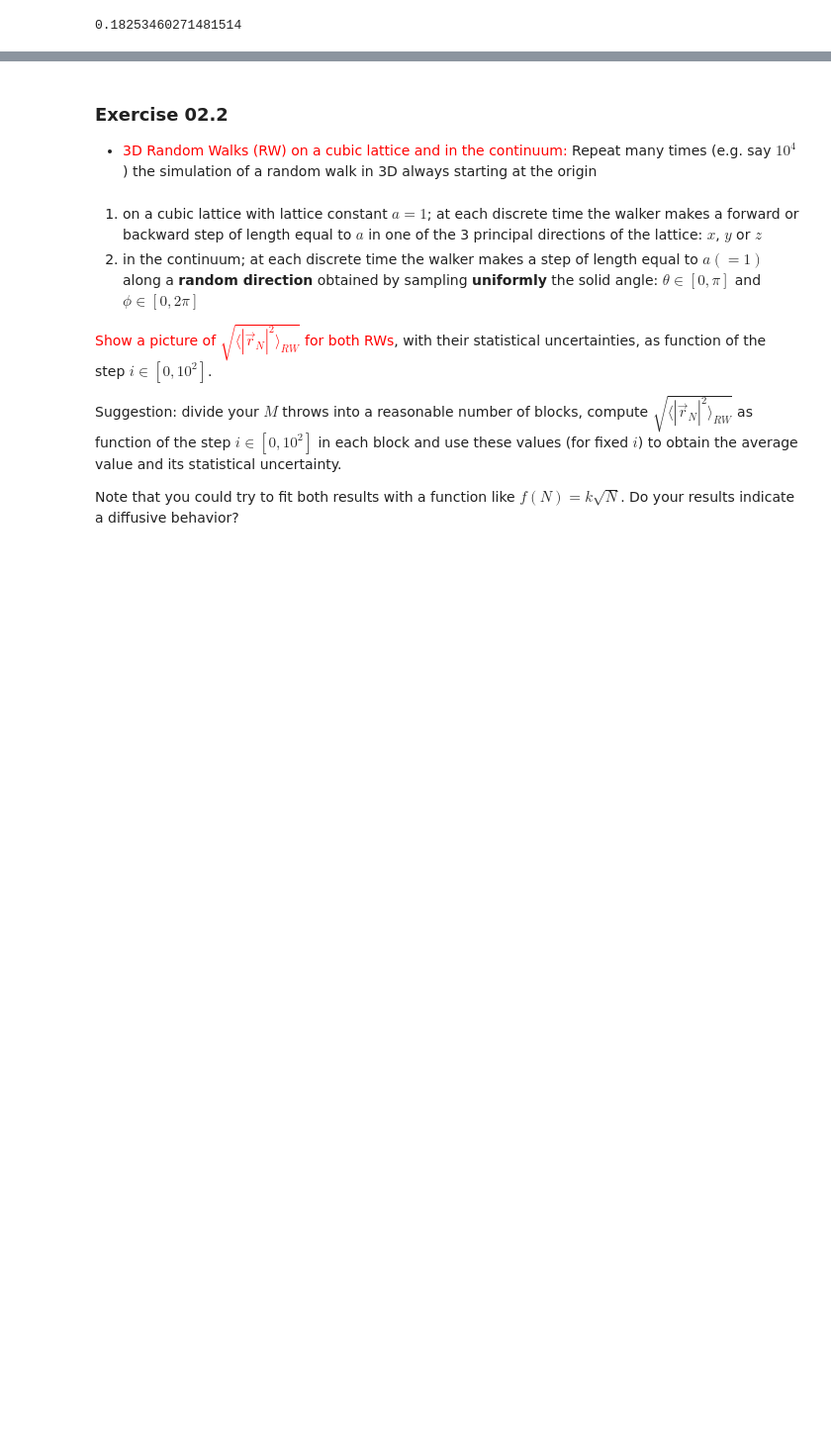
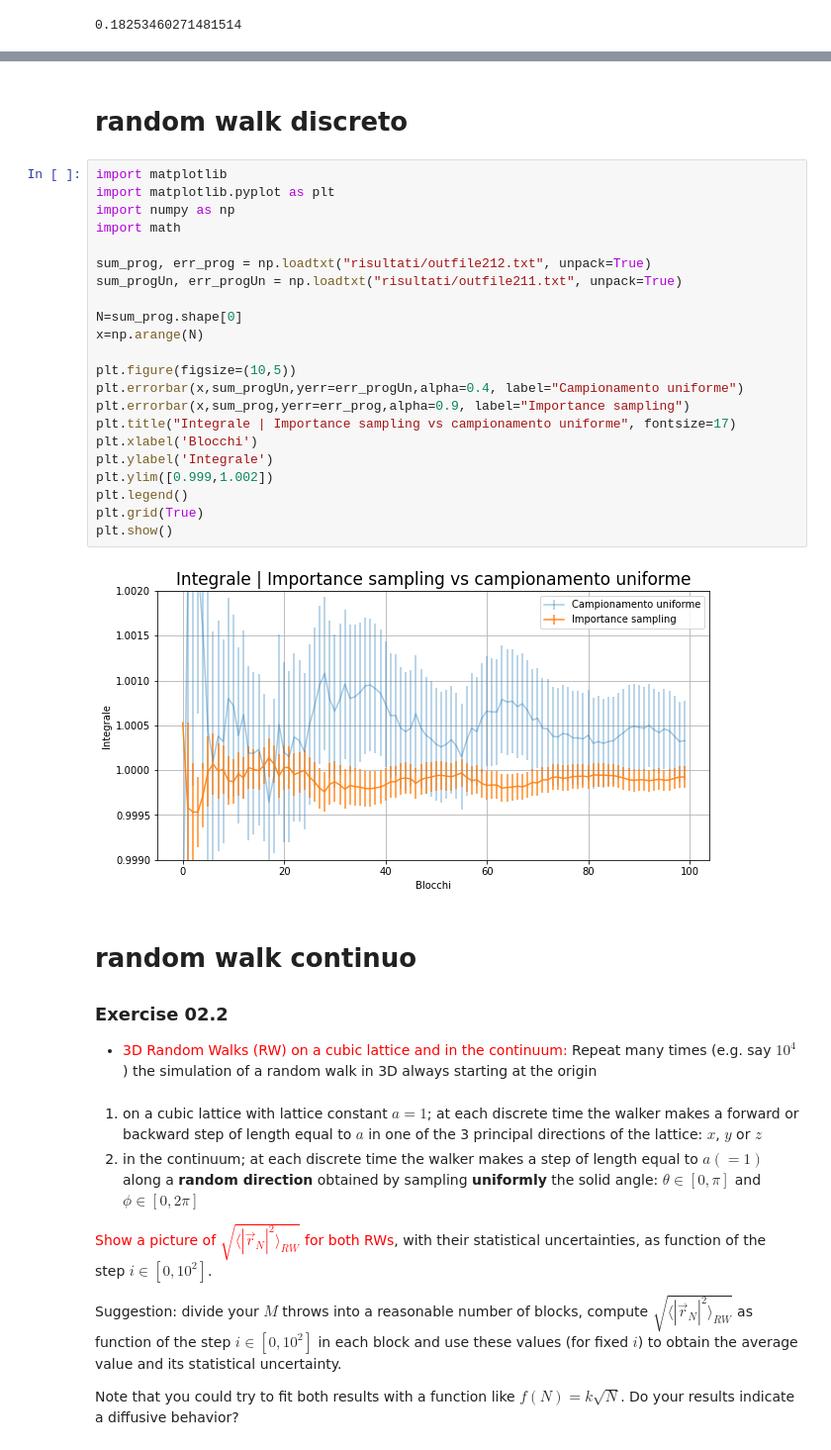
Before and after one commit to Daniele95/LSN, a Jupyter notebook: 2-randomWalk/2-randomWalk.ipynb, the cells around one changed output, grey strips where cells are left out. Shown at 99% size. Cells and saved outputs as stored; diff of their text form; blank space fills up the shorter version.

Commit message:
random walk

```diff
--- a/2-randomWalk/2-randomWalk.ipynb
+++ b/2-randomWalk/2-randomWalk.ipynb
@@ -286,4 +329,32 @@ integrale
+# %% [markdown]
+# random walk discreto
+# %%
+import matplotlib
+import matplotlib.pyplot as plt
+import numpy as np
+import math
+
+sum_prog, err_prog = np.loadtxt("risultati/outfile212.txt", unpack=True)
+sum_progUn, err_progUn = np.loadtxt("risultati/outfile211.txt", unpack=True)
+
+N=sum_prog.shape[0]
+x=np.arange(N)
+
+plt.figure(figsize=(10,5))
+plt.errorbar(x,sum_progUn,yerr=err_progUn,alpha=0.4, label="Campionamento uniforme")
+plt.errorbar(x,sum_prog,yerr=err_prog,alpha=0.9, label="Importance sampling")
+plt.title("Integrale | Importance sampling vs campionamento uniforme", fontsize=17)
+plt.xlabel('Blocchi')
+plt.ylabel('Integrale')
+plt.ylim([0.999,1.002])
+plt.legend()
+plt.grid(True)
+plt.show()
+# %% [output]
+[figure, added]
 # %% [markdown]
+# random walk continuo
+
 ### Exercise 02.2
 - <span style="color:red">3D Random Walks (RW) on a cubic lattice and in the continuum:</span> Repeat many times (e.g. say $10^4$) the simulation of a random walk in 3D always starting at the origin
 # %% [markdown]
```
Also changed, not shown: parts of 4 cells of this notebook, 14 other files.
